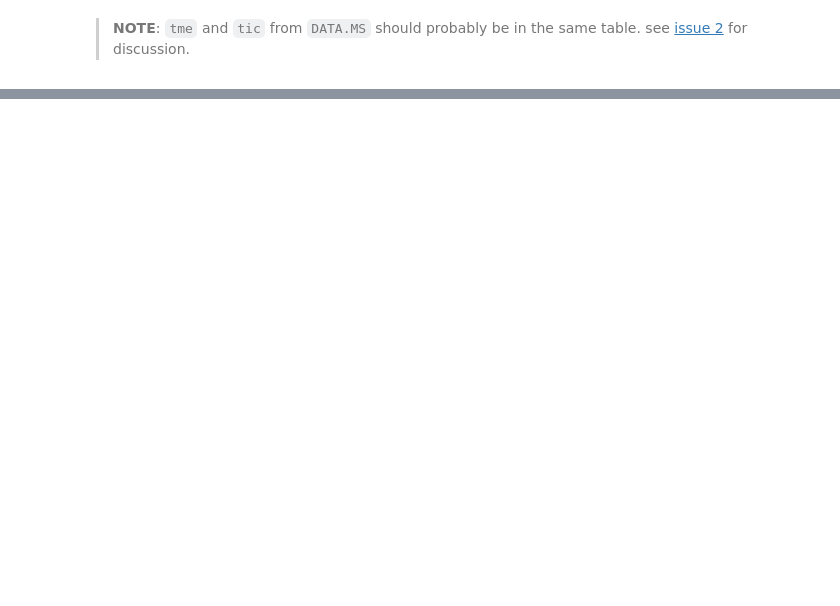
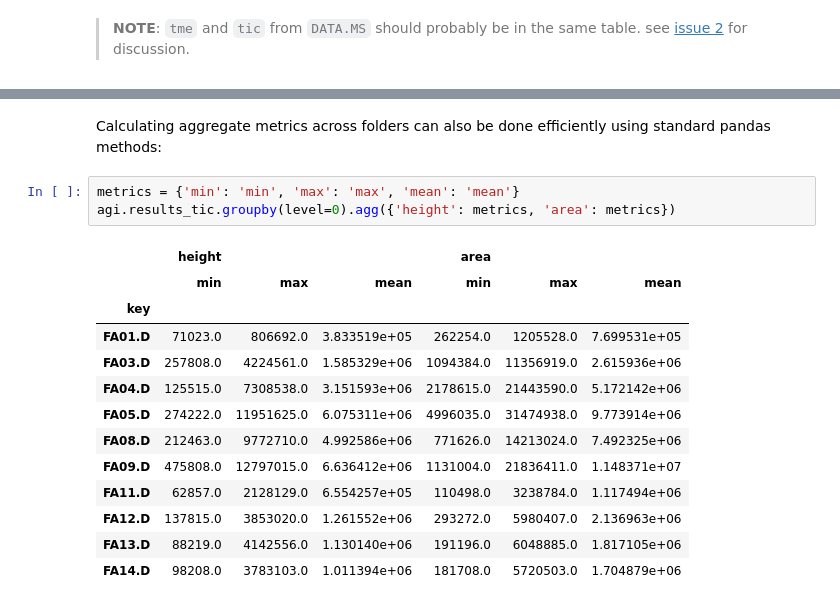
Before and after one commit to audere-labs/pyvalence, a Jupyter notebook: example.ipynb, the cells around one changed output, grey strips where cells are left out. Saved outputs shown, nothing was run; the diff lists cells and outputs as text; blank space fills up the shorter version.

```diff
--- a/example.ipynb
+++ b/example.ipynb
@@ -84,0 +95,19 @@ agi['FA01.D'].data['tme'].head()
+# %% [markdown]
+Calculating aggregate metrics across folders can also be done efficiently using standard pandas methods:
+# %%
+metrics = {'min': 'min', 'max': 'max', 'mean': 'mean'}
+agi.results_tic.groupby(level=0).agg({'height': metrics, 'area': metrics})
+# %% [output]
+|  | height |  |  | area |  |  |
+|  | min | max | mean | min | max | mean |
+| key |  |  |  |  |  |  |
+| FA01.D | 71023.0 | 806692.0 | 3.833519e+05 | 262254.0 | 1205528.0 | 7.699531e+05 |
+| FA03.D | 257808.0 | 4224561.0 | 1.585329e+06 | 1094384.0 | 11356919.0 | 2.615936e+06 |
+| FA04.D | 125515.0 | 7308538.0 | 3.151593e+06 | 2178615.0 | 21443590.0 | 5.172142e+06 |
+| FA05.D | 274222.0 | 11951625.0 | 6.075311e+06 | 4996035.0 | 31474938.0 | 9.773914e+06 |
+| FA08.D | 212463.0 | 9772710.0 | 4.992586e+06 | 771626.0 | 14213024.0 | 7.492325e+06 |
+| FA09.D | 475808.0 | 12797015.0 | 6.636412e+06 | 1131004.0 | 21836411.0 | 1.148371e+07 |
+| FA11.D | 62857.0 | 2128129.0 | 6.554257e+05 | 110498.0 | 3238784.0 | 1.117494e+06 |
+| FA12.D | 137815.0 | 3853020.0 | 1.261552e+06 | 293272.0 | 5980407.0 | 2.136963e+06 |
+| FA13.D | 88219.0 | 4142556.0 | 1.130140e+06 | 191196.0 | 6048885.0 | 1.817105e+06 |
+| FA14.D | 98208.0 | 3783103.0 | 1.011394e+06 | 181708.0 | 5720503.0 | 1.704879e+06 |
```
Also changed, not shown: parts of 11 cells of this notebook, 3 other files.
